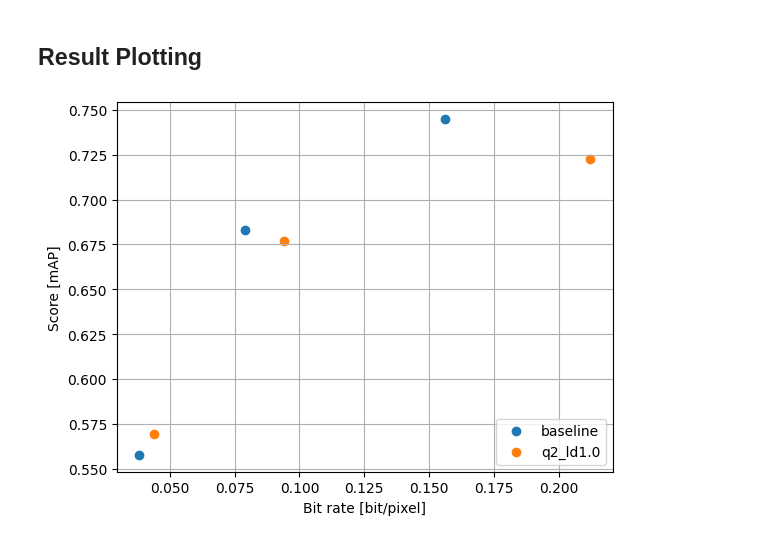
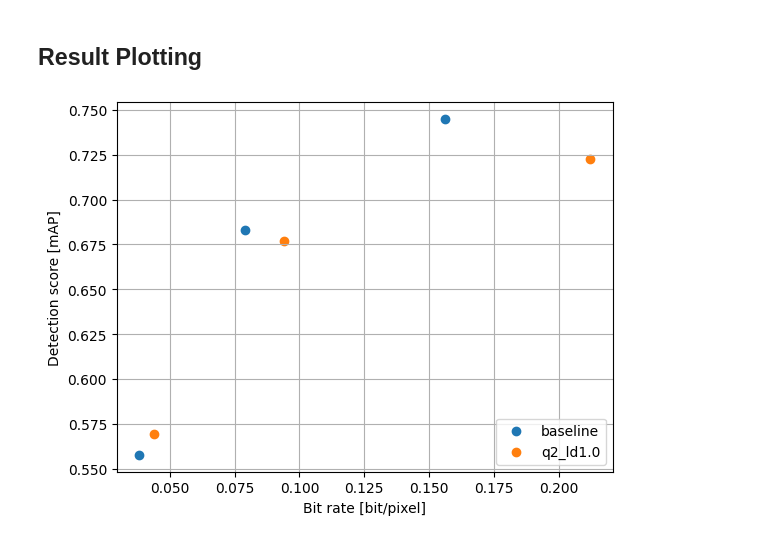
Before and after one commit to seongmoon729/surrogate_v2, a Jupyter notebook: visualization.ipynb, the cells around one changed output. Drawn from its saved outputs; the diff is of its cells as text; code cells hidden in the pictures.

```diff
--- a/visualization.ipynb
+++ b/visualization.ipynb
@@ -108,11 +108,11 @@ filter_result = filter_result[filter_result['codec'] == codec]
 # %%
 plt.scatter(x=base_result['bpp'], y=base_result['metric'], label='baseline')
 plt.scatter(x=filter_result['bpp'], y=filter_result['metric'], label=saved_filter_model_path.parent.name)
 plt.grid(True)
 plt.legend(loc='lower right')
 plt.xlabel('Bit rate [bit/pixel]')
-plt.ylabel('Score [mAP]')
+plt.ylabel('Detection score [mAP]')
 plt.savefig('result.png', dpi=300)
 plt.show()
 # %% [output]
-[figure, old version]
+[figure, new version]
```
